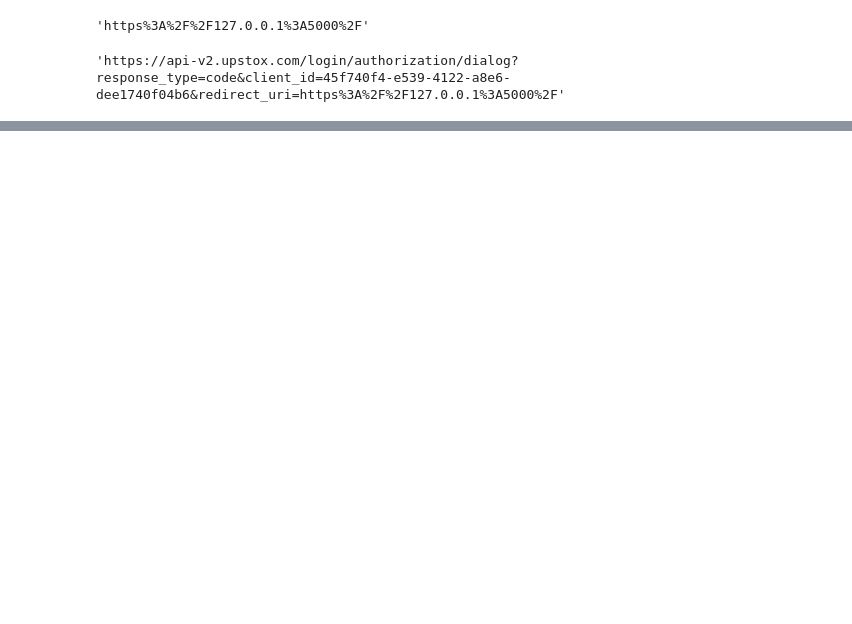
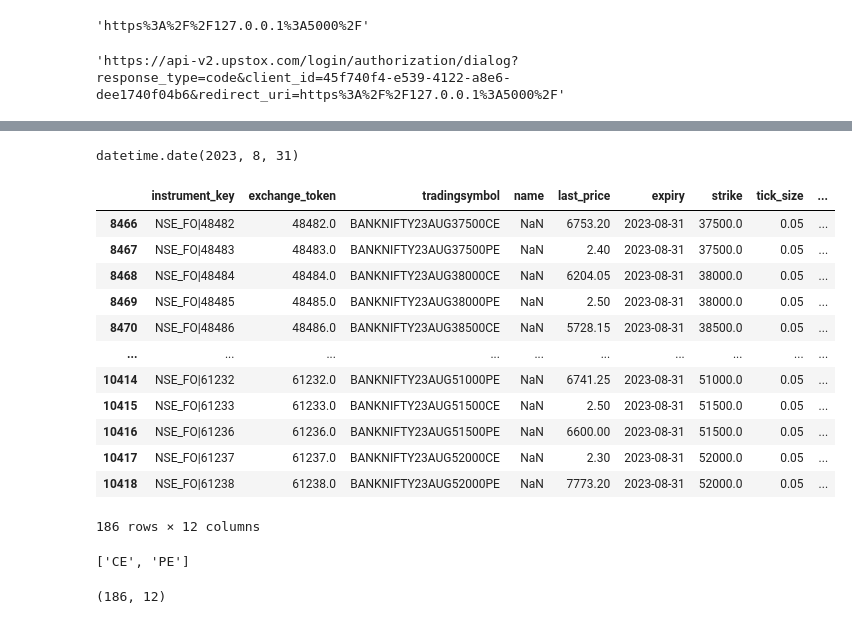
Before and after one commit to san39/Algos, a Jupyter notebook: upstoxLogin.ipynb, the cells around one changed output, grey strips where cells are left out. Cells and saved outputs as stored; diff of their text form; code cells hidden in the pictures; blank space fills up the shorter version.

```diff
--- a/upstoxLogin.ipynb
+++ b/upstoxLogin.ipynb
@@ -51,0 +119,4 @@ json_response
+# %%
+expiryList = niftyDf['expiry'].unique().tolist()
+expiryList.sort()
+expiryList
@@ -51,0 +134,31 @@ json_response
+# %%
+expiryList[0]
+# %% [output]
+datetime.date(2023, 8, 31)
+# %%
+WeekExpiry = niftyDf[niftyDf.expiry == expiryList[0]]
+WeekExpiry
+# %% [output]
+|  | instrument_key | exchange_token | tradingsymbol | name | last_price | expiry | strike | tick_size | ... |
+| 8466 | NSE_FO|48482 | 48482.0 | BANKNIFTY23AUG37500CE | NaN | 6753.20 | 2023-08-31 | 37500.0 | 0.05 | ... |
+| 8467 | NSE_FO|48483 | 48483.0 | BANKNIFTY23AUG37500PE | NaN | 2.40 | 2023-08-31 | 37500.0 | 0.05 | ... |
+| 8468 | NSE_FO|48484 | 48484.0 | BANKNIFTY23AUG38000CE | NaN | 6204.05 | 2023-08-31 | 38000.0 | 0.05 | ... |
+| 8469 | NSE_FO|48485 | 48485.0 | BANKNIFTY23AUG38000PE | NaN | 2.50 | 2023-08-31 | 38000.0 | 0.05 | ... |
+| 8470 | NSE_FO|48486 | 48486.0 | BANKNIFTY23AUG38500CE | NaN | 5728.15 | 2023-08-31 | 38500.0 | 0.05 | ... |
+| ... | ... | ... | ... | ... | ... | ... | ... | ... | ... |
+| 10414 | NSE_FO|61232 | 61232.0 | BANKNIFTY23AUG51000PE | NaN | 6741.25 | 2023-08-31 | 51000.0 | 0.05 | ... |
+| 10415 | NSE_FO|61233 | 61233.0 | BANKNIFTY23AUG51500CE | NaN | 2.50 | 2023-08-31 | 51500.0 | 0.05 | ... |
+| 10416 | NSE_FO|61236 | 61236.0 | BANKNIFTY23AUG51500PE | NaN | 6600.00 | 2023-08-31 | 51500.0 | 0.05 | ... |
+| 10417 | NSE_FO|61237 | 61237.0 | BANKNIFTY23AUG52000CE | NaN | 2.30 | 2023-08-31 | 52000.0 | 0.05 | ... |
+| 10418 | NSE_FO|61238 | 61238.0 | BANKNIFTY23AUG52000PE | NaN | 7773.20 | 2023-08-31 | 52000.0 | 0.05 | ... |
+186 rows × 12 columns
+# %%
+expiryList_week = WeekExpiry['option_type'].unique().tolist()
+expiryList_week.sort()
+expiryList_week
+# %% [output]
+['CE', 'PE']
+# %%
+WeekExpiry.shape
+# %% [output]
+(186, 12)
```
Also changed, not shown: parts of 10 cells of this notebook.
